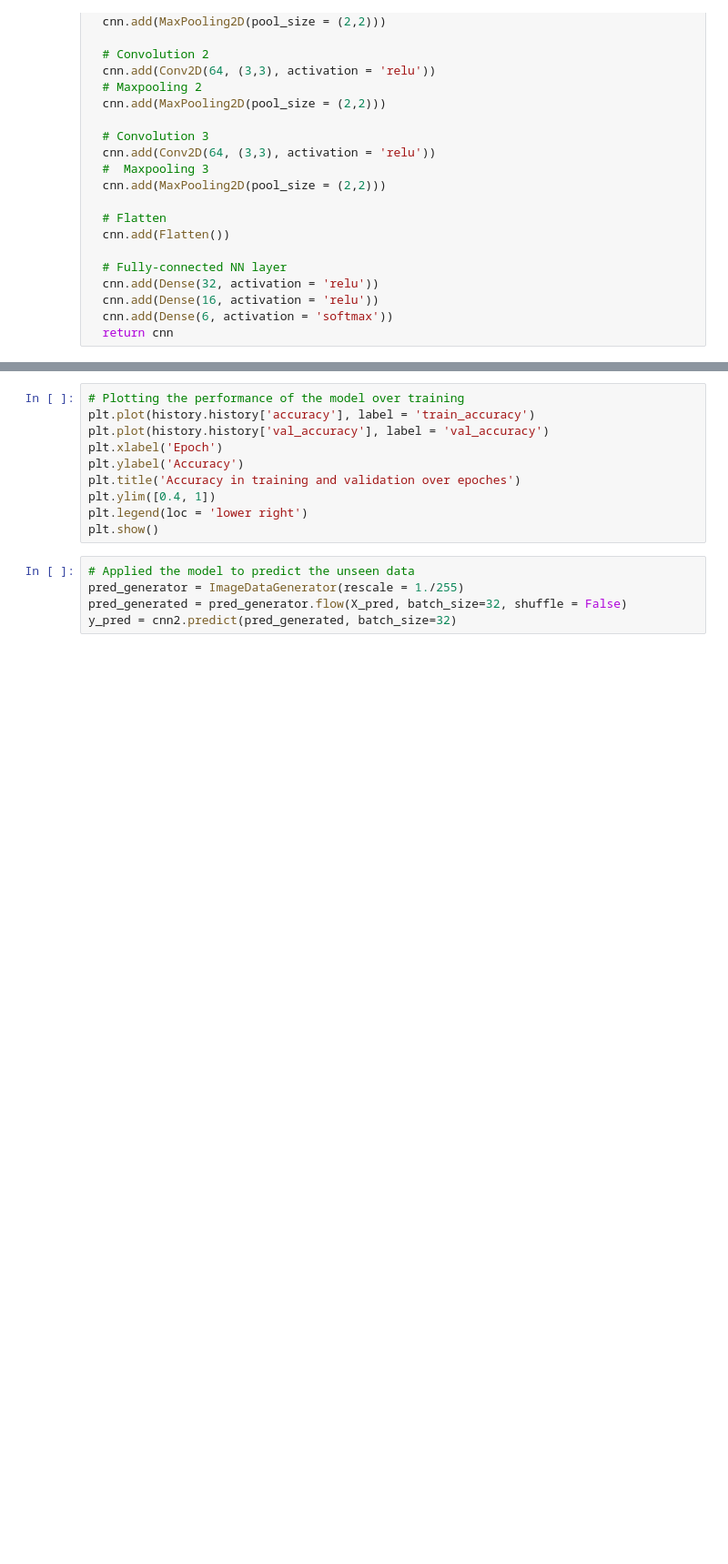
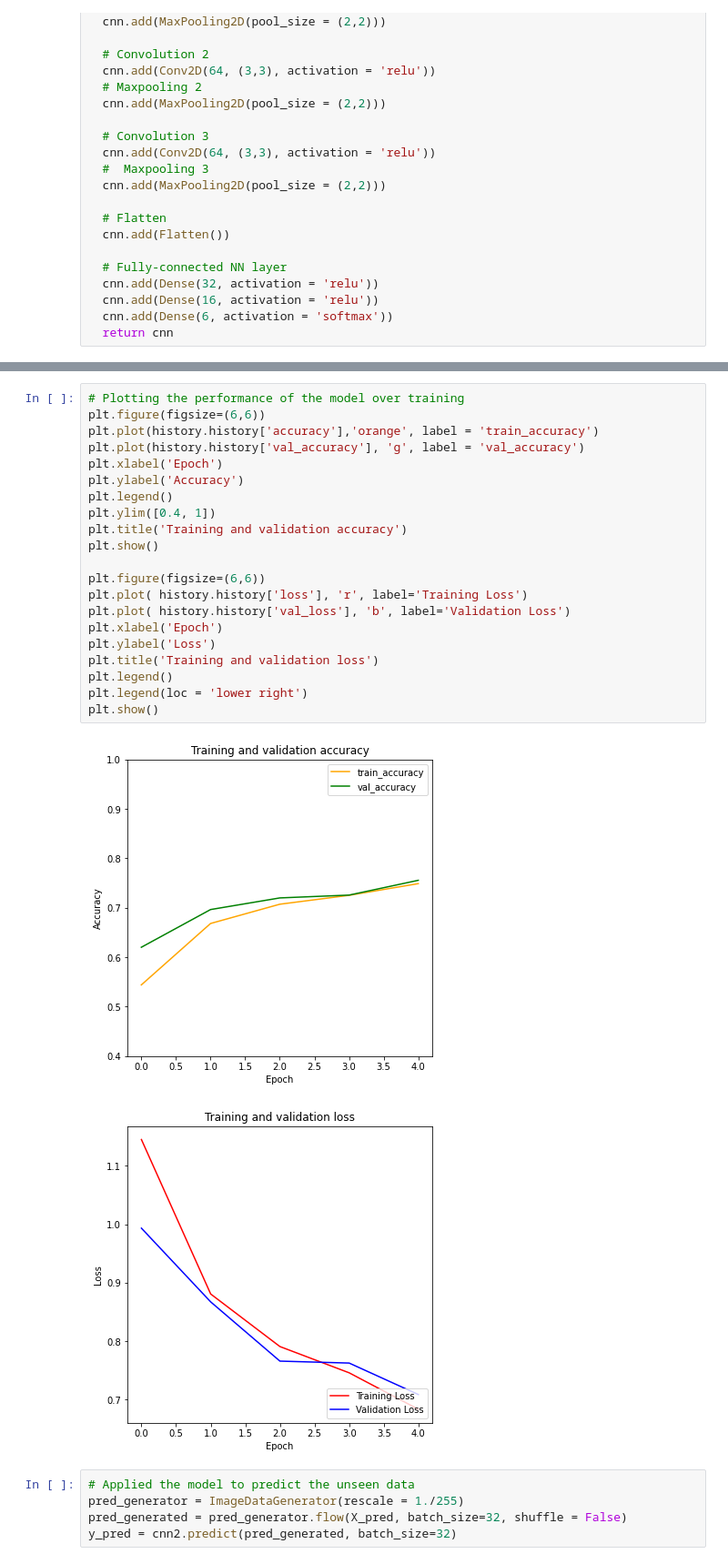
Before and after one commit to HuyenNguyenHelen/INFO-5505---Machine-learning, a Jupyter notebook: HuyenNguyen_Assignment_6.ipynb, the cells around one changed output, grey strips where cells are left out. Shown at 91% size. Saved outputs shown, nothing was run; the diff lists cells and outputs as text; blank space fills up the shorter version.

```diff
--- a/HuyenNguyen_Assignment_6.ipynb
+++ b/HuyenNguyen_Assignment_6.ipynb
@@ -464,13 +437,27 @@ plt.show()
 # %%
 # Plotting the performance of the model over training
-plt.plot(history.history['accuracy'], label = 'train_accuracy')
-plt.plot(history.history['val_accuracy'], label = 'val_accuracy')
+plt.figure(figsize=(6,6))
+plt.plot(history.history['accuracy'],'orange', label = 'train_accuracy')
+plt.plot(history.history['val_accuracy'], 'g', label = 'val_accuracy')
 plt.xlabel('Epoch')
 plt.ylabel('Accuracy')
-plt.title('Accuracy in training and validation over epoches')
+plt.legend()
 plt.ylim([0.4, 1])
+plt.title('Training and validation accuracy')
+plt.show()
+
+plt.figure(figsize=(6,6))
+plt.plot( history.history['loss'], 'r', label='Training Loss')
+plt.plot( history.history['val_loss'], 'b', label='Validation Loss')
+plt.xlabel('Epoch')
+plt.ylabel('Loss')
+plt.title('Training and validation loss')
+plt.legend()
 plt.legend(loc = 'lower right')
 plt.show()
+# %% [output]
+[figure, added]
+[figure, added]
 # %%
 # Applied the model to predict the unseen data
 pred_generator = ImageDataGenerator(rescale = 1./255)
```
Also changed, not shown: parts of 19 cells of this notebook.
